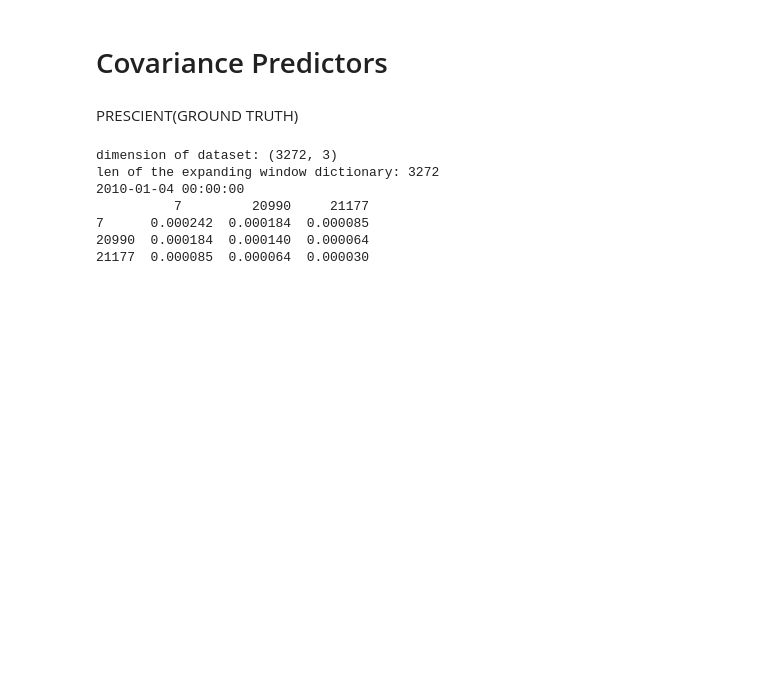
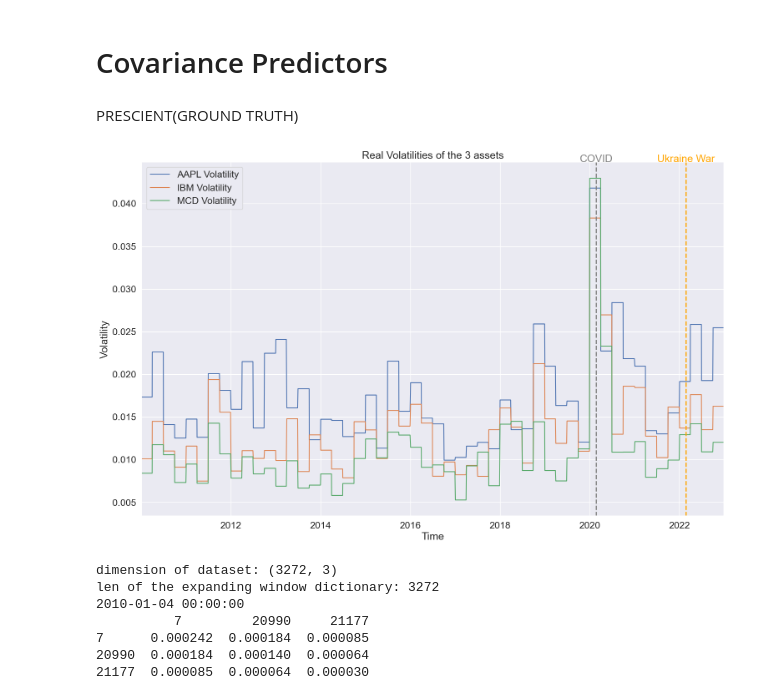
Before and after one commit to StefanoChiodini/cov_pred_finance, a Jupyter notebook: experiments/expandingWindowPerformance.ipynb, the cells around one changed output. Cells and saved outputs as stored; diff of their text form; code cells hidden in the pictures; blank space fills up the shorter version.

```diff
--- a/experiments/expandingWindowPerformance.ipynb
+++ b/experiments/expandingWindowPerformance.ipynb
@@ -28,6 +94,62 @@ PRESCIENT(GROUND TRUTH)
 # and we need to have a measure of the real covariance matrix; so this can't be used with the non-uniformly distributed dataset
 
 prescientDict = originalPrescientPredictor(uniformlyDistributedReturns)
+# %%
+# THIS IS THE VISUALIZATION OF THE REAL VOLAITILITIES OF THE 3 ASSETS
+
+# now calculates/extract the real volatilities of the 3 assets
+real_volatilities = {}
+
+for date, cov_matrix in prescientDict.items():
+    volatilities = np.sqrt(np.diag(cov_matrix.values))
+    real_volatilities[date] = pd.DataFrame(data = volatilities, index = cov_matrix.index, columns = ["volatility"])
+
+# now real_volatilities is a dictionary that contains the real volatilities of the 3 assets for every day with the same key of the prescientDict dictionary(the timestamp)
+
+# now separate the real volatilities of the 3 assets in 3 different dataframes
+volatility_dict_aapl = {}
+volatility_dict_ibm = {}
+volatility_dict_mcd = {}
+
+for date, volatilities in real_volatilities.items():
+    volatility_dict_aapl[date] = volatilities.loc[7]["volatility"] # 7 is the PERMCO code of AAPL
+    volatility_dict_ibm[date] = volatilities.loc[20990]["volatility"] # 20990 is the PERMCO code of IBM
+    volatility_dict_mcd[date] = volatilities.loc[21177]["volatility"] # 21177 is the PERMCO code of MCD
+
+# Convert the dictionaries to DataFrames for easier manipulation and plotting
+df_volatility_aapl = pd.DataFrame(list(volatility_dict_aapl.items()), columns=['Date', 'AAPL Volatility'])
+df_volatility_ibm = pd.DataFrame(list(volatility_dict_ibm.items()), columns=['Date', 'IBM Volatility'])
+df_volatility_mcd = pd.DataFrame(list(volatility_dict_mcd.items()), columns=['Date', 'MCD Volatility'])
+
+# Set the 'Date' column as the index
+df_volatility_aapl.set_index('Date', inplace=True)
+df_volatility_ibm.set_index('Date', inplace=True)
+df_volatility_mcd.set_index('Date', inplace=True)
+
+# Plot the real volatilities of the 3 assets
+plt.figure(figsize=(18, 11))
+plt.plot(df_volatility_aapl, label='AAPL Volatility')
+plt.plot(df_volatility_ibm, label='IBM Volatility')
+plt.plot(df_volatility_mcd, label='MCD Volatility')
+plt.legend()
+plt.title("Real Volatilities of the 3 assets")
+plt.xlabel("Time")
+plt.ylabel("Volatility")
+
+# Adding vertical lines for specific events
+plt.axvline(pd.Timestamp('2020-02-24'), color='gray', linestyle='--', lw=2)  # COVID start
+plt.axvline(pd.Timestamp('2022-02-24'), color='orange', linestyle='--', lw=2)  # Ukraine War start
+
+# Annotations for the events
+plt.text(pd.Timestamp('2020-02-24'), plt.ylim()[1], 'COVID', horizontalalignment='center', color='gray')
+plt.text(pd.Timestamp('2022-02-24'), plt.ylim()[1], 'Ukraine War', horizontalalignment='center', color='orange')
+
+# Set x-axis limits to match the start and end dates
+plt.xlim(left=df_volatility_aapl.index[0], right=df_volatility_aapl.index[-1])
+
+plt.show()
+# %% [output]
+[figure, added]
 # %%
 # NOW I IMPLEMENT AN EXPANDING WINDOW MODEL FOR EVERY QUARTER
 
```
Also changed, not shown: parts of 8 cells of this notebook, 8 other files.
